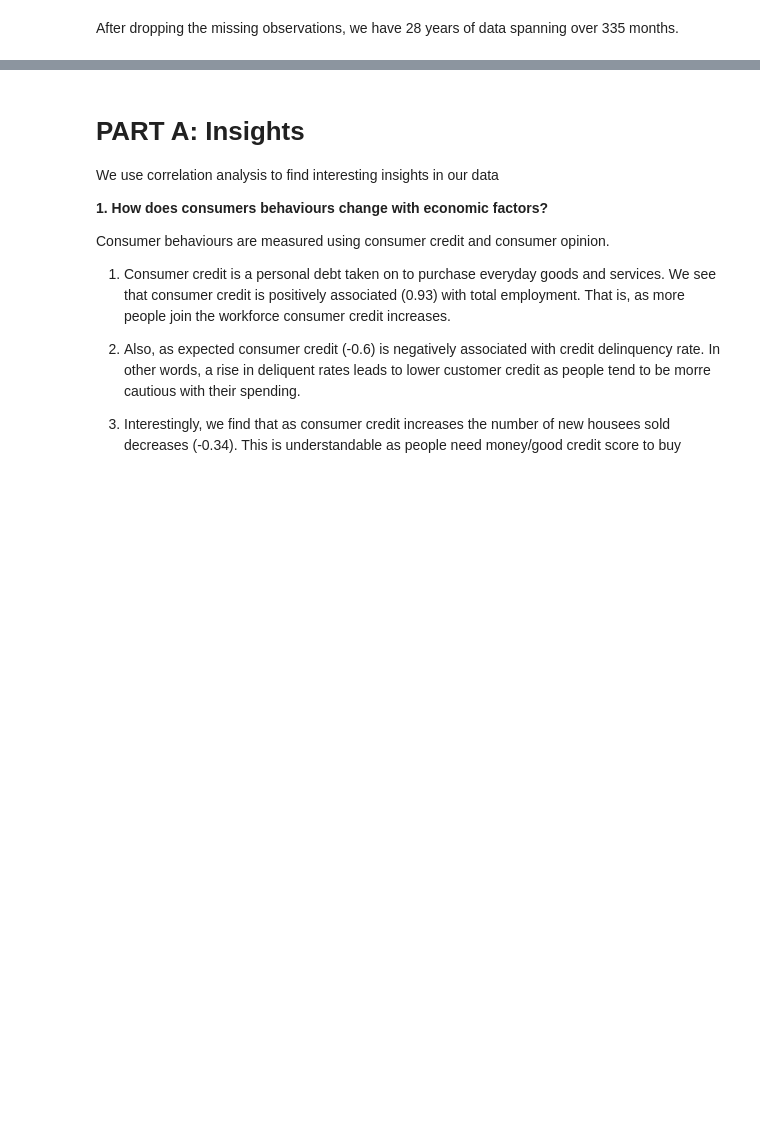
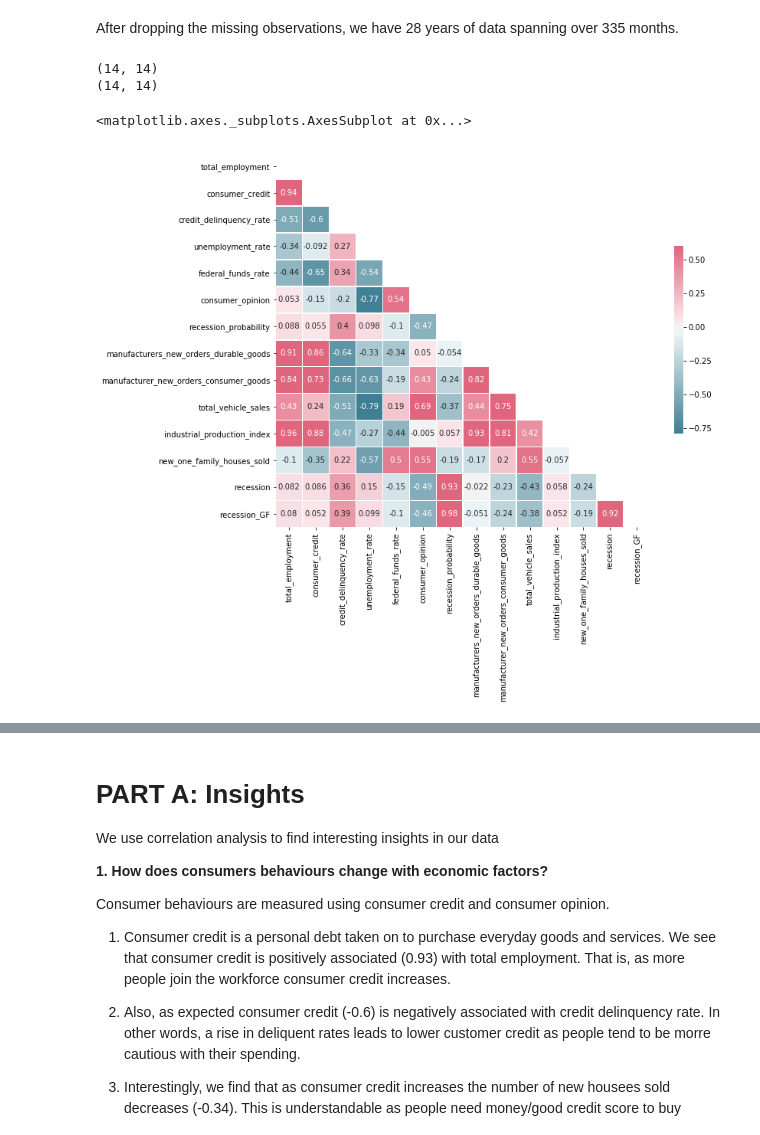
Before and after one commit to franzoni/Submissions, a Jupyter notebook: Week2_COVID_Economics/Babaniyi_Submission.ipynb, the cells around one changed output, grey strips where cells are left out. Drawn from its saved outputs; the diff is of its cells as text; code cells hidden in the pictures; blank space fills up the shorter version.

```diff
--- a/Week2_COVID_Economics/Babaniyi_Submission.ipynb
+++ b/Week2_COVID_Economics/Babaniyi_Submission.ipynb
@@ -62,7 +62,10 @@ np.where([[True, False], [True, True]],
          [[1, 2], [3, 4]],
          [[9, 8], [7, 6]])
 
-df['recession']   = np.where(df['recession_probability']>.50,1, 0)
+df['recession']      = np.where(df['recession_probability']>.50,1, 0)
+# GF introduces a binning in three areas of recession sentiment
+df['recession_GF']   = np.where(df['recession_probability']>.33,1, 0)
+df['recession_GF']   = np.where(df['recession_probability']>.66,2, df['recession_GF'])
 print(df['recession'].value_counts())
 
 
@@ -95,6 +98,9 @@ df2['manufacturers_new_orders_durable_goods'] = df2['manufacturers_new_orders_du
 df2['industrial_production_index'] = df2['industrial_production_index'].astype(float)
 df2['new_one_family_houses_sold'] = df2['new_one_family_houses_sold'].astype(float)
 
+#####################################
+# ++ pandas.DataFrame.select_dtypes ++
+# https://pandas.pydata.org/pandas-docs/stable/reference/api/pandas.DataFrame.select_dtypes.html
 num_df = df2.select_dtypes(['int', 'float'])
 cat_df = df2.select_dtypes(['category'])
 # %% [output]
@@ -122,19 +135,31 @@ After dropping the missing observations, we have 28 years of data spanning over
 # %%
 # Compute the correlation matrix
 corr = num_df.corr()
 corr = np.round(corr, 3)
+
 # Generate a mask for the upper triangle
 mask = np.triu(np.ones_like(corr, dtype=np.bool))
+print(corr.shape)
+print(np.ones_like(corr).shape)
 
 # Set up the matplotlib figure
 f, ax = plt.subplots(figsize=(11, 9))
 
+# https://www.boronine.com/2012/03/26/Color-Spaces-for-Human-Beings/
+# https://everydayanalytics.ca/2017/03/when-to-use-sequential-and-diverging-palettes.html
+#####################################
+# ++ # https://seaborn.pydata.org/generated/seaborn.diverging_palette.html ++
 # Generate a custom diverging colormap
-cmap = sns.diverging_palette(220, 10, as_cmap=True)
+cmap = sns.diverging_palette(220, 5, as_cmap=True)
 
 # Draw the heatmap with the mask and correct aspect ratio
 sns.heatmap(corr, mask=mask, cmap=cmap, vmax=0.6, center=0, annot= True,
             square=True, linewidths=.5, cbar_kws={"shrink": .5})
+# %% [output]
+(14, 14)
+(14, 14)
+<matplotlib.axes._subplots.AxesSubplot at 0x...>
+[figure, added]
 # %%
 # Correlation values
 corr
```
Also changed, not shown: parts of 16 cells of this notebook.
